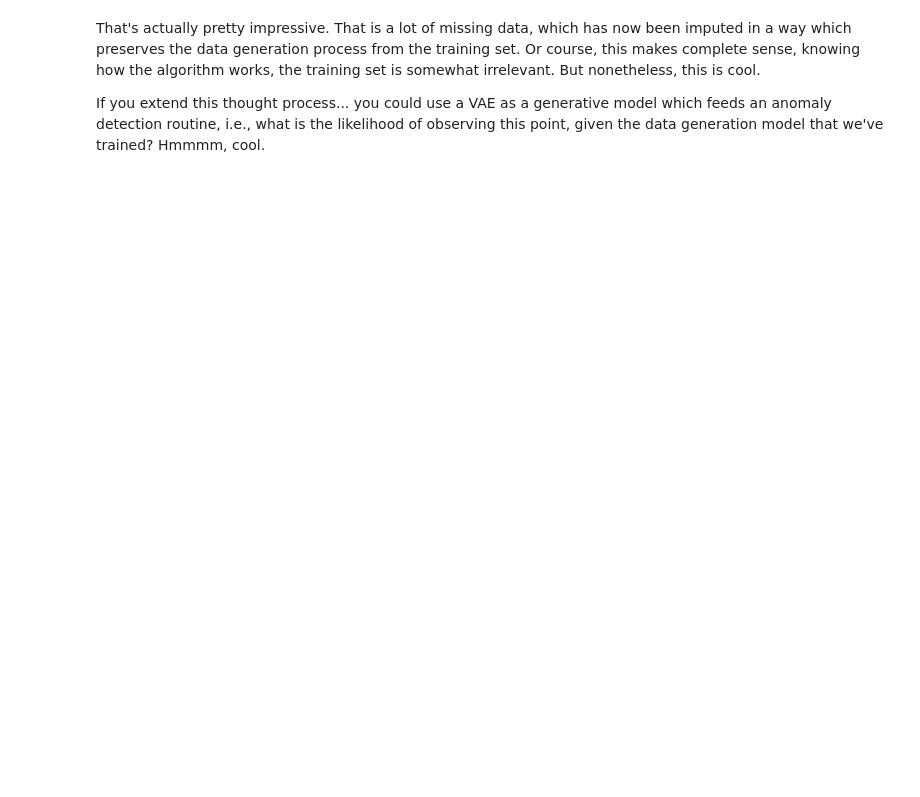
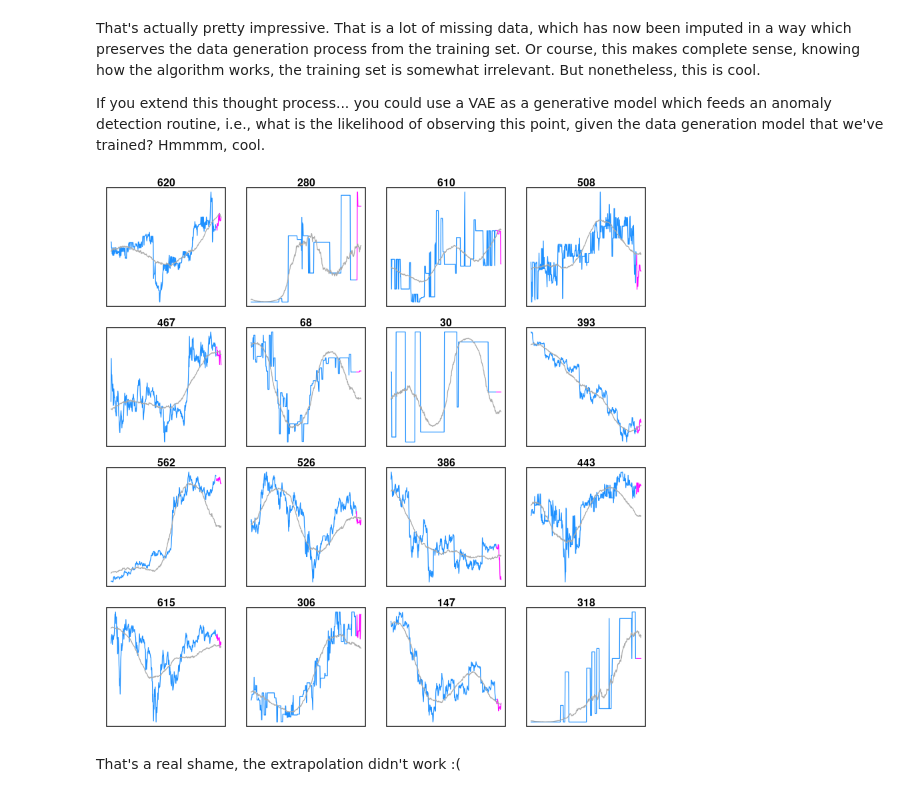
Before and after one commit to nickb-/Interchange, a Jupyter notebook: ExploratoryNotebooks/Bitcoin_VAE.ipynb, the cells around one changed output. Cells and saved outputs as stored; diff of their text form; code cells hidden in the pictures; blank space fills up the shorter version.

Commit message:
extrapolated using VAE. Didn't work

```diff
--- a/ExploratoryNotebooks/Bitcoin_VAE.ipynb
+++ b/ExploratoryNotebooks/Bitcoin_VAE.ipynb
@@ -360,3 +360,31 @@ impute_
 That's actually pretty impressive. That is a lot of missing data, which has now been imputed in a way which preserves the data generation process from the training set. Or course, this makes complete sense, knowing how the algorithm works, the training set is somewhat irrelevant. But nonetheless, this is cool.
 
 If you extend this thought process... you could use a VAE as a generative model which feeds an anomaly detection routine, i.e., what is the likelihood of observing this point, given the data generation model that we've trained? Hmmmm, cool.
+# %%
+K <- 16
+extrapolate_set <- x_test
+extrapolate_set[, (ncol(x_test) - K):ncol(x_test)] <- 0    # blank out the last 12 hours of data
+results <- predict(encoder, extrapolate_set, batch_size = 64)
+
+par(mfrow = c(4, 4), mar = c(1, 1, 1, 1))
+for (i in sample(640, 16)) {
+
+    ys <- extrapolate_set[i, ]
+    ground_truth <- x_test[i, ]
+
+    plot(1:(length(ys) - K - 1), ys[1:(length(ys) - K - 1)], type = "l",
+         xlim = c(1, ncol(x_test)), ylim = c(0, 1), col = "dodgerblue",
+         main = i, xlab="", ylab="", xaxt="n", yaxt="n")
+    lines((ncol(x_test) - K):ncol(x_test), ground_truth[(ncol(x_test) - K):ncol(x_test)], col = "magenta")
+
+    ys_ <- predict(generator, t(results[i, ]))
+    lines(1:ncol(x_test), ys_, col = scales::alpha("darkgrey", 1))
+
+
+
+}
+par(mfrow = c(1, 1))
+# %% [output]
+[figure, added]
+# %% [markdown]
+That's a real shame, the extrapolation didn't work :(
```
Also changed, not shown: parts of 8 cells of this notebook.
